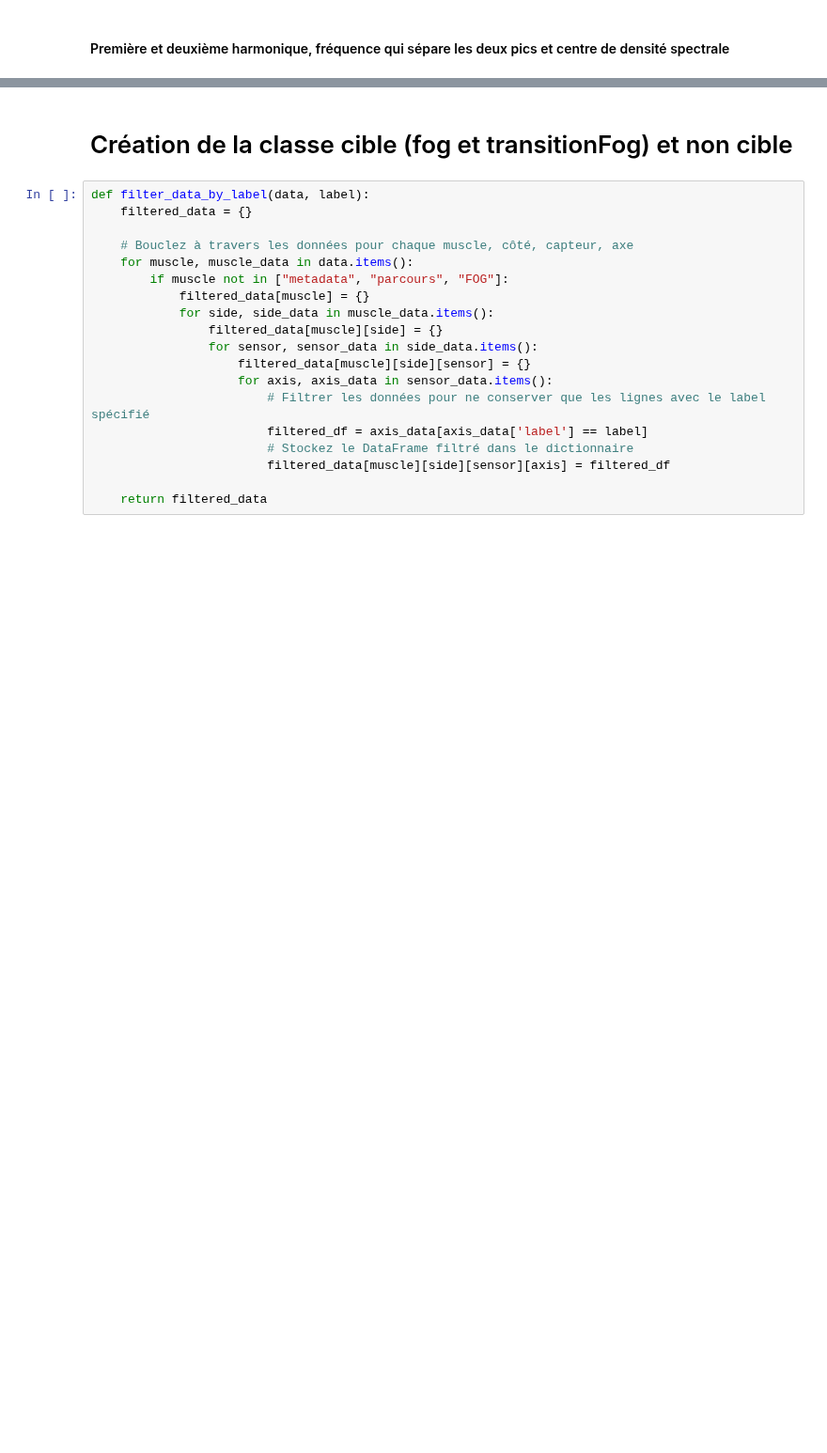
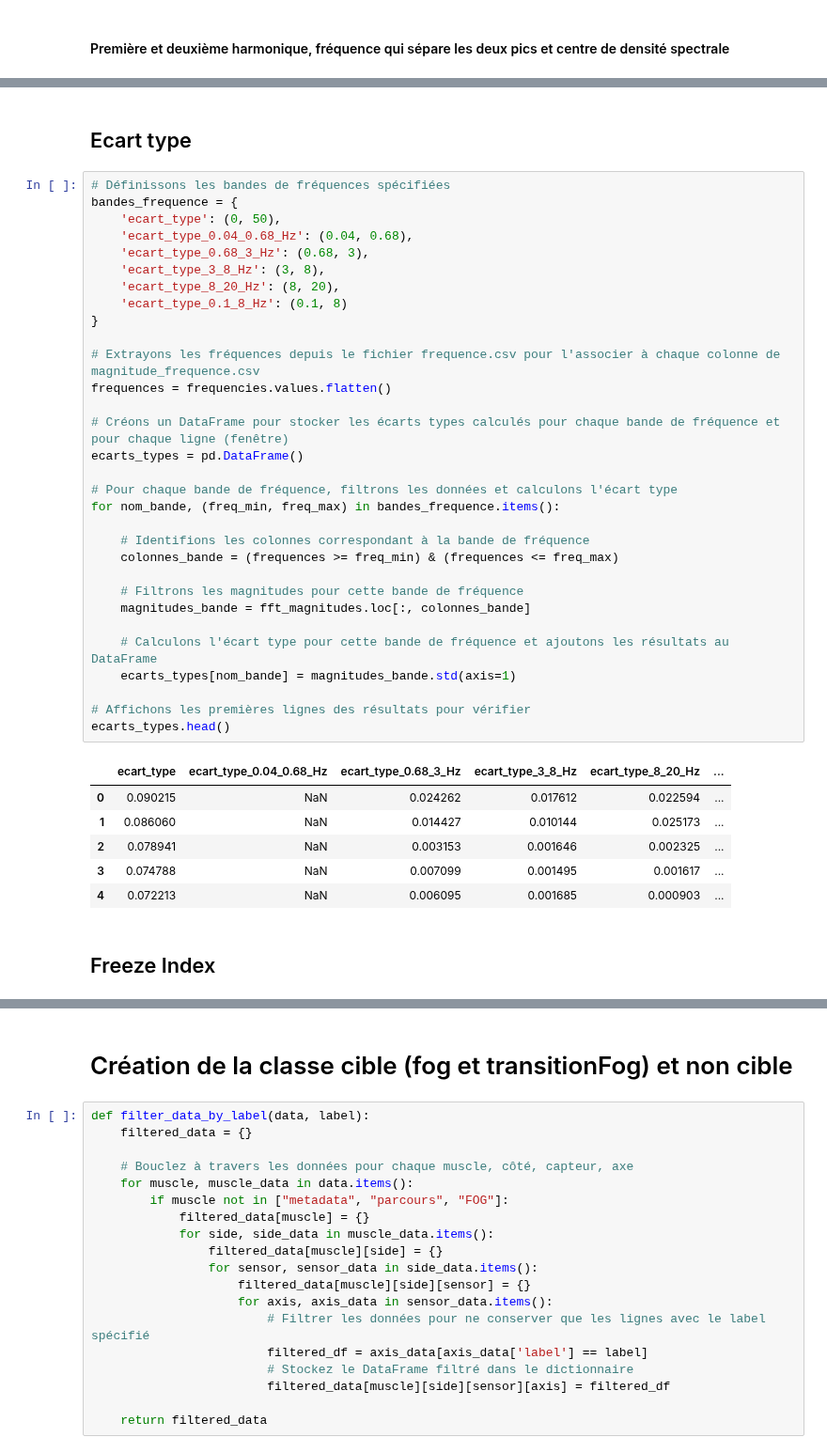
Before and after one commit to Anthoplc/Detect-FOG, a Jupyter notebook: code/feature_extraction.ipynb, the cells around one changed output, grey strips where cells are left out. Shown at 94% size. Cells and saved outputs as stored; diff of their text form; blank space fills up the shorter version.

```diff
--- a/code/feature_extraction.ipynb
+++ b/code/feature_extraction.ipynb
@@ -533,0 +646,42 @@ IndexError: index 2 is out of bounds for axis 0 with size 1
+# %% [markdown]
+## Ecart type
+# %%
+# Définissons les bandes de fréquences spécifiées
+bandes_frequence = {
+    'ecart_type': (0, 50),
+    'ecart_type_0.04_0.68_Hz': (0.04, 0.68),
+    'ecart_type_0.68_3_Hz': (0.68, 3),
+    'ecart_type_3_8_Hz': (3, 8),
+    'ecart_type_8_20_Hz': (8, 20),
+    'ecart_type_0.1_8_Hz': (0.1, 8)
+}
+
+# Extrayons les fréquences depuis le fichier frequence.csv pour l'associer à chaque colonne de magnitude_frequence.csv
+frequences = frequencies.values.flatten()
+
+# Créons un DataFrame pour stocker les écarts types calculés pour chaque bande de fréquence et pour chaque ligne (fenêtre)
+ecarts_types = pd.DataFrame()
+
+# Pour chaque bande de fréquence, filtrons les données et calculons l'écart type
+for nom_bande, (freq_min, freq_max) in bandes_frequence.items():
+
+    # Identifions les colonnes correspondant à la bande de fréquence
+    colonnes_bande = (frequences >= freq_min) & (frequences <= freq_max)
+
+    # Filtrons les magnitudes pour cette bande de fréquence
+    magnitudes_bande = fft_magnitudes.loc[:, colonnes_bande]
+
+    # Calculons l'écart type pour cette bande de fréquence et ajoutons les résultats au DataFrame
+    ecarts_types[nom_bande] = magnitudes_bande.std(axis=1)
+
+# Affichons les premières lignes des résultats pour vérifier
+ecarts_types.head()
+# %% [output]
+|  | ecart_type | ecart_type_0.04_0.68_Hz | ecart_type_0.68_3_Hz | ecart_type_3_8_Hz | ecart_type_8_20_Hz | ... |
+| 0 | 0.090215 | NaN | 0.024262 | 0.017612 | 0.022594 | ... |
+| 1 | 0.086060 | NaN | 0.014427 | 0.010144 | 0.025173 | ... |
+| 2 | 0.078941 | NaN | 0.003153 | 0.001646 | 0.002325 | ... |
+| 3 | 0.074788 | NaN | 0.007099 | 0.001495 | 0.001617 | ... |
+| 4 | 0.072213 | NaN | 0.006095 | 0.001685 | 0.000903 | ... |
+# %% [markdown]
+## Freeze Index
```
Also changed, not shown: parts of 25 cells of this notebook.
